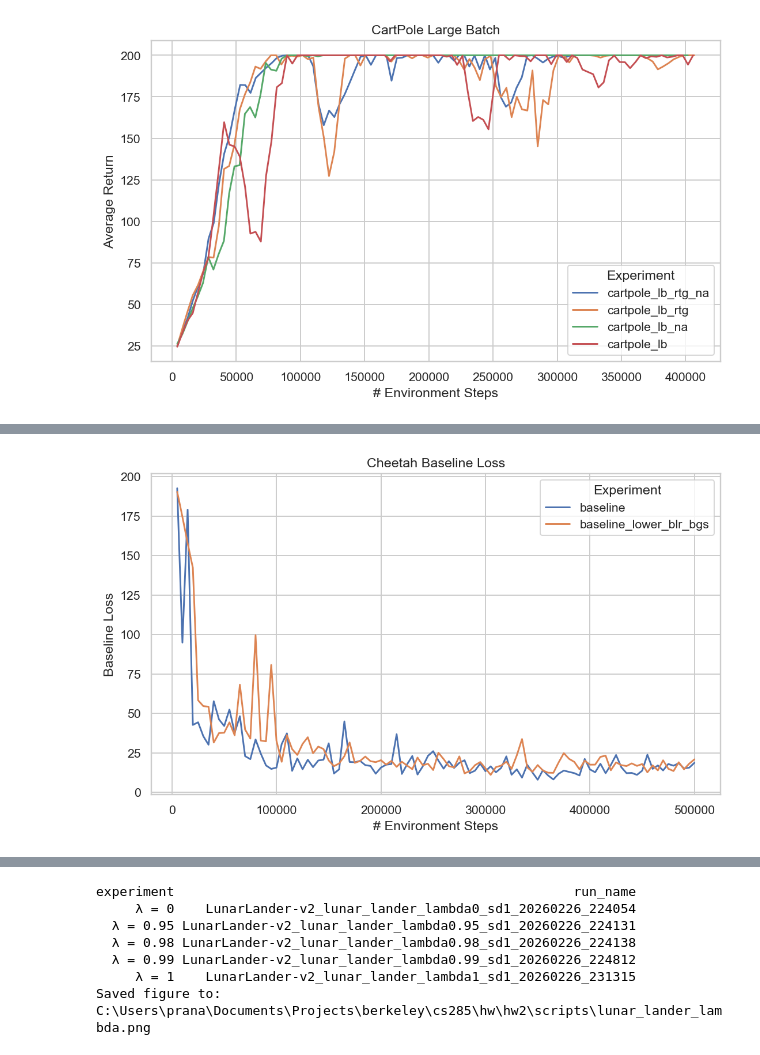
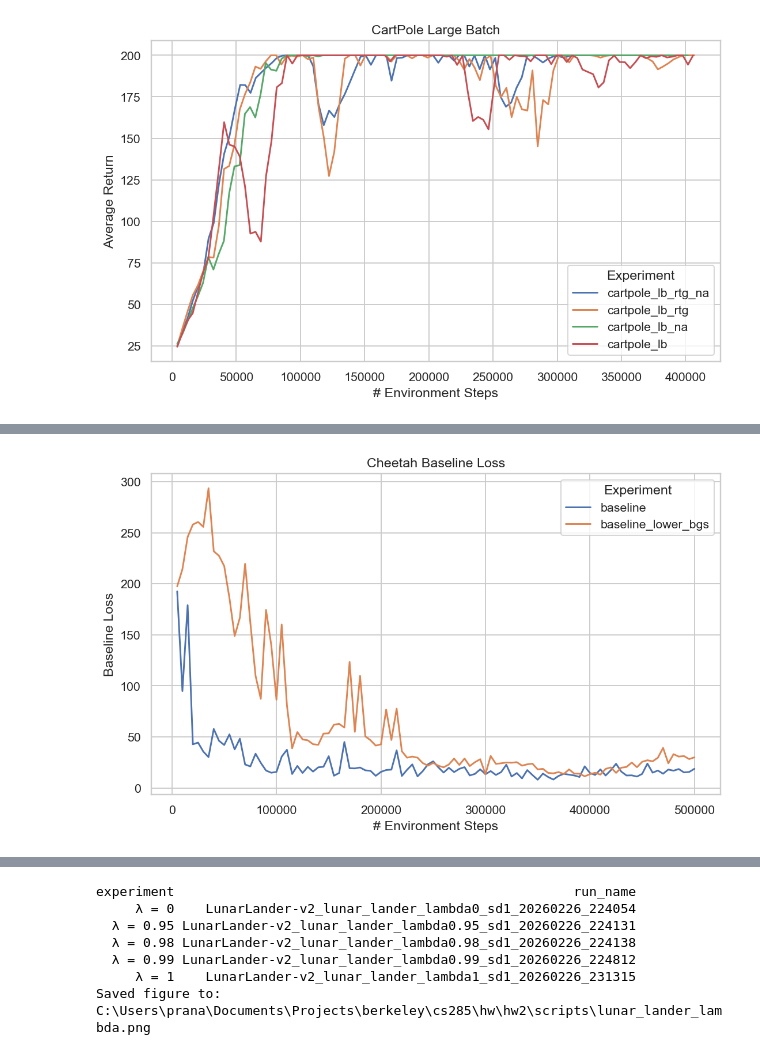
Before and after one commit to preyneyv/berkeley-cs285, a Jupyter notebook: hw2/scripts/Untitled.ipynb, the cells around one changed output, grey strips where cells are left out. Saved outputs shown, nothing was run; the diff lists cells and outputs as text; code cells hidden in the pictures.

```diff
--- a/hw2/scripts/Untitled.ipynb
+++ b/hw2/scripts/Untitled.ipynb
@@ -140,7 +140,7 @@ Saved figure to: C:\Users\prana\Documents\Projects\berkeley\cs285\hw\hw2\scripts
 # %%
 cheetah_baseline_loss = collect_experiments({
     'HalfCheetah-v4_cheetah_baseline_sd1_20260226_220548': 'baseline',
-    'HalfCheetah-v4_cheetah_baseline_lower_blr_bgs_sd1_20260226_221112': 'baseline_lower_blr_bgs',
+    'HalfCheetah-v4_cheetah_baseline_lower_bgs_sd1_20260227_011334': 'baseline_lower_bgs',
 })
 make_plot('cheetah_baseline_loss.png', cheetah_baseline_loss, 'Cheetah Baseline Loss', y='Baseline Loss', y_label='Baseline Loss')
 # %% [output]
@@ -150,5 +150,5 @@ baseline_lower_blr_bgs HalfCheetah-v4_cheetah_baseline_lower_blr_bgs_sd1_2026022
 Saved figure to: C:\Users\prana\Documents\Projects\berkeley\cs285\hw\hw2\scripts\cheetah_baseline_loss.png
-[figure, old version]
+[figure, new version]
 # %%
 cheetah_eval_return = collect_experiments({
     'HalfCheetah-v4_cheetah_baseline_sd1_20260226_220548': 'baseline',
```
Also changed, not shown: parts of 3 cells of this notebook, 5 other files.
